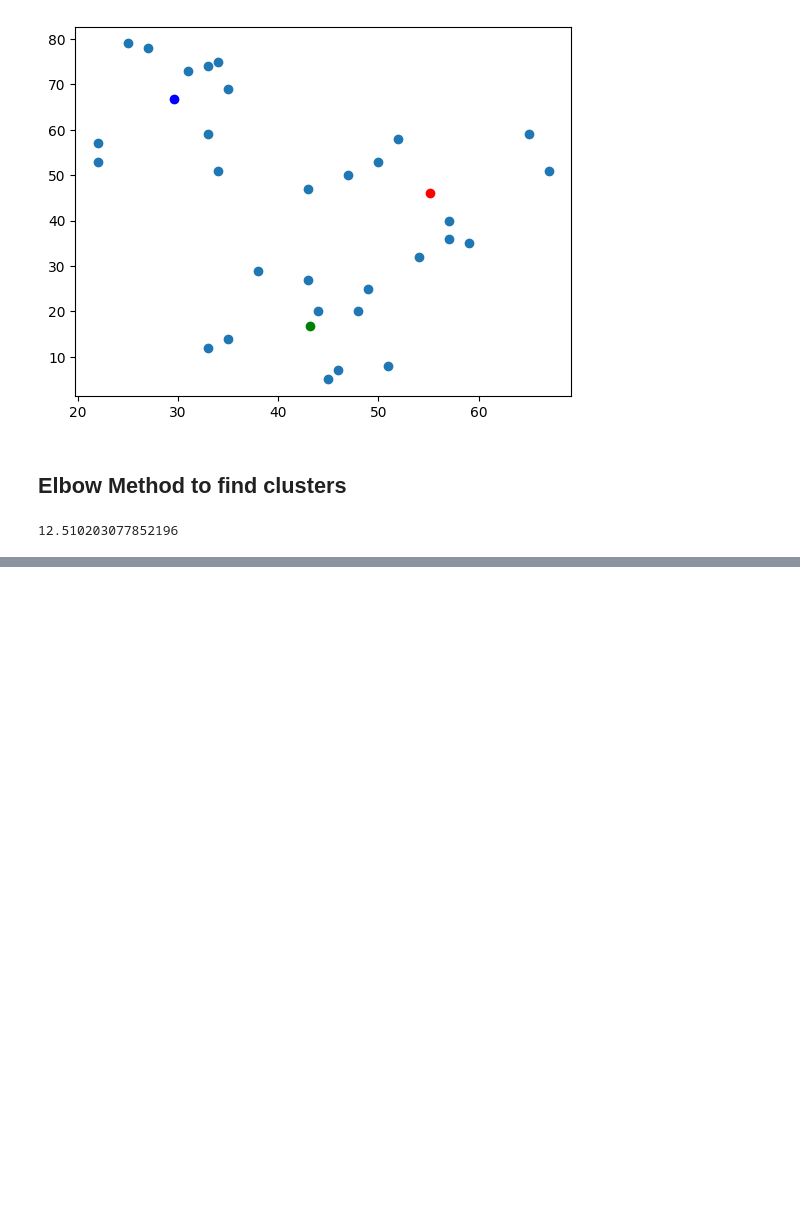
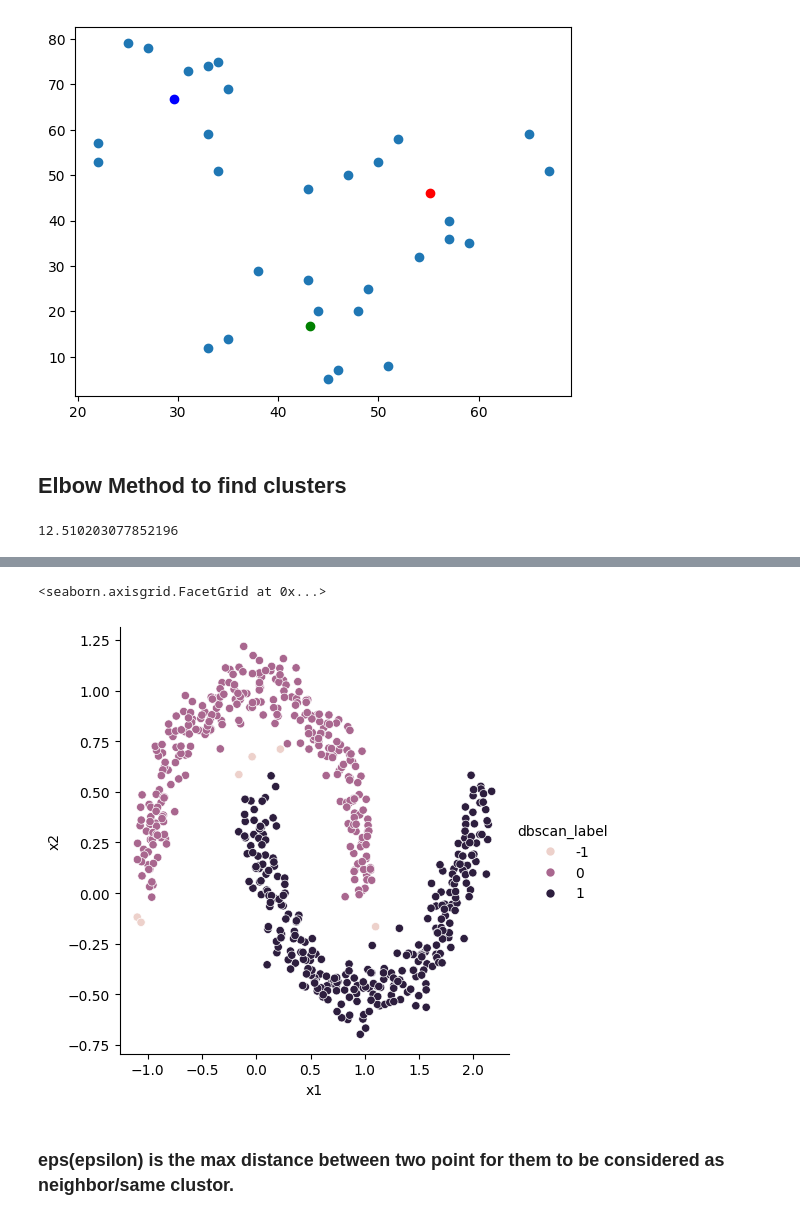
Before and after one commit to Omkar210/Statistics-and-ML, a Jupyter notebook: Day28.ipynb, the cells around one changed output, grey strips where cells are left out. Cells and saved outputs as stored; diff of their text form; code cells hidden in the pictures; blank space fills up the shorter version.

```diff
--- a/Day28.ipynb
+++ b/Day28.ipynb
@@ -175,0 +212,10 @@ plt.show()
+# %%
+# DBScan
+dbscan = DBSCAN(eps=0.15, min_samples=10)
+df['dbscan_label'] = dbscan.fit_predict(df[["x1", "x2"]])
+sns.relplot(x="x1", y="x2", hue="dbscan_label", data=df)
+# %% [output]
+<seaborn.axisgrid.FacetGrid at 0x...>
+[figure, added]
+# %% [markdown]
+### eps(epsilon) is the max distance between two point for them to be considered as neighbor/same clustor.
```
Also changed, not shown: parts of 5 cells of this notebook.
